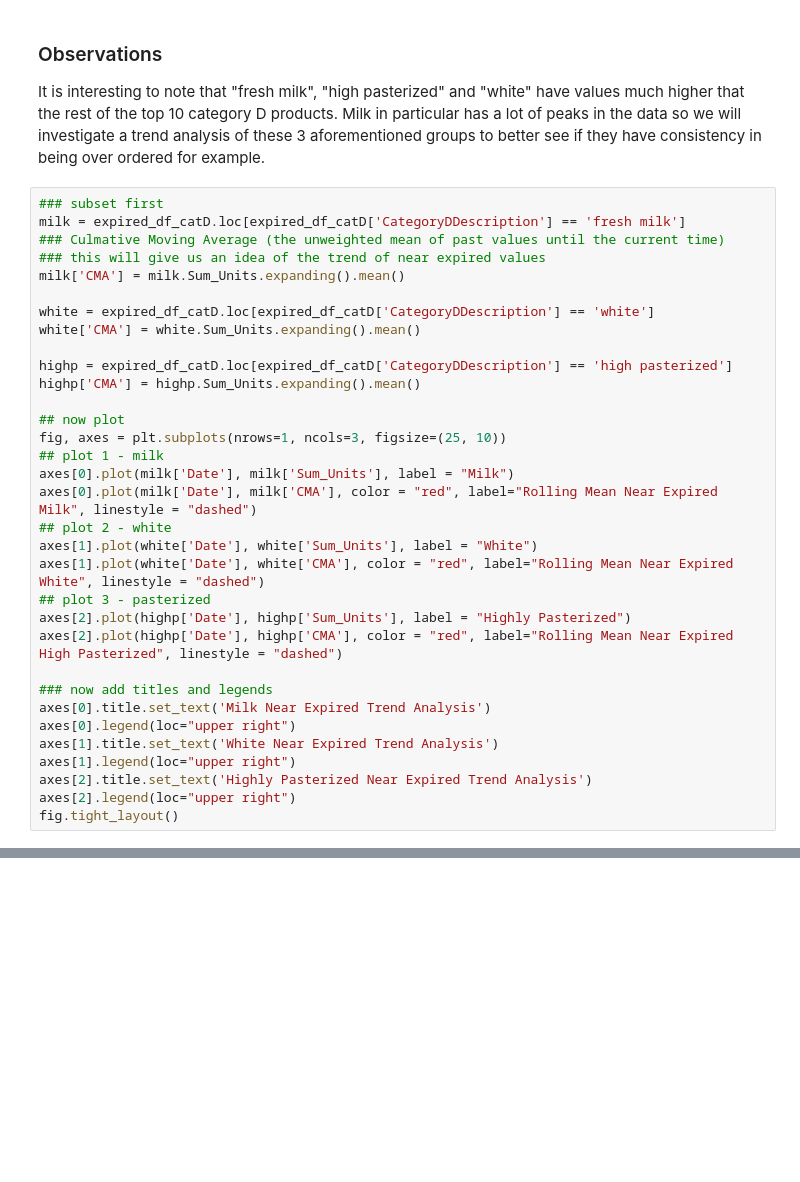
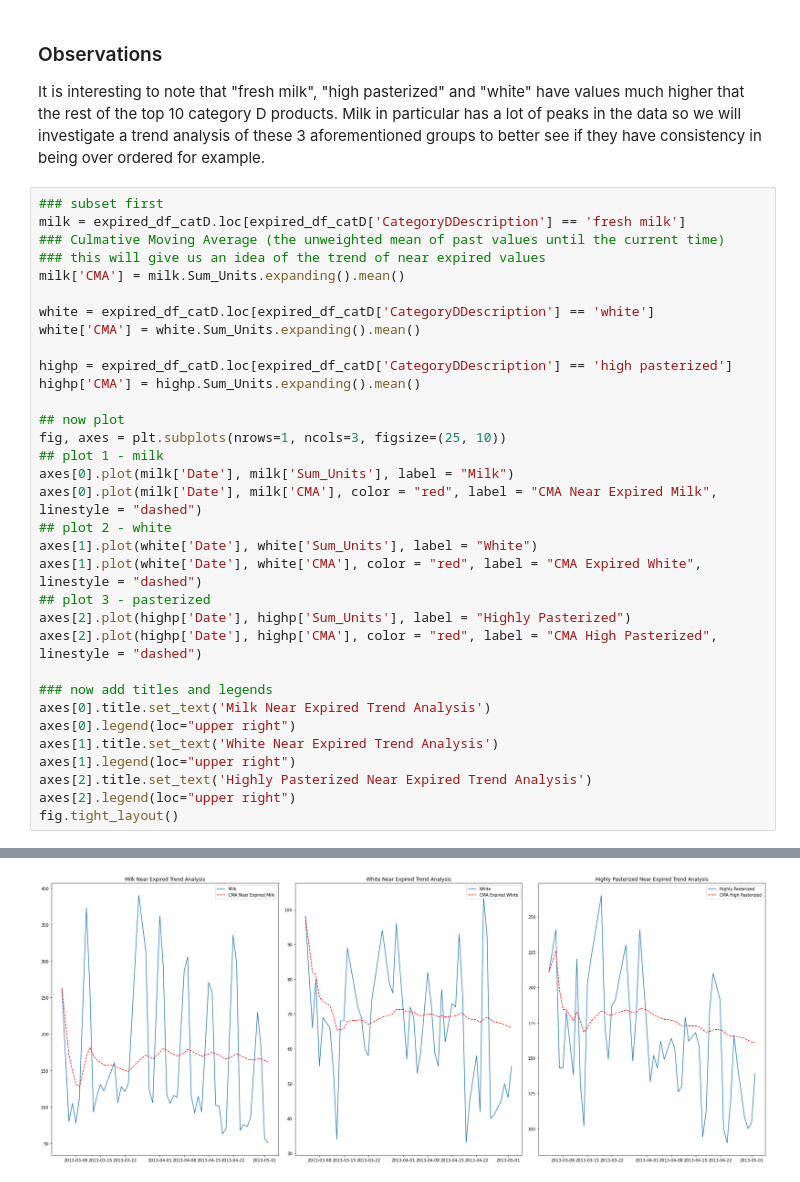
Before and after one commit to kiansweeney11/ms5106-bigdata, a Jupyter notebook: q1.ipynb, the cells around one changed output, grey strips where cells are left out. Drawn from its saved outputs; the diff is of its cells as text; blank space fills up the shorter version.

```diff
--- a/q1.ipynb
+++ b/q1.ipynb
@@ -446,35 +446,36 @@ highp['CMA'] = highp.Sum_Units.expanding().mean()
 fig, axes = plt.subplots(nrows=1, ncols=3, figsize=(25, 10))
 ## plot 1 - milk
 axes[0].plot(milk['Date'], milk['Sum_Units'], label = "Milk")
-axes[0].plot(milk['Date'], milk['CMA'], color = "red", label="Rolling Mean Near Expired Milk", linestyle = "dashed")
+axes[0].plot(milk['Date'], milk['CMA'], color = "red", label = "CMA Near Expired Milk", linestyle = "dashed")
 ## plot 2 - white
 axes[1].plot(white['Date'], white['Sum_Units'], label = "White")
-axes[1].plot(white['Date'], white['CMA'], color = "red", label="Rolling Mean Near Expired White", linestyle = "dashed")
+axes[1].plot(white['Date'], white['CMA'], color = "red", label = "CMA Expired White", linestyle = "dashed")
 ## plot 3 - pasterized
 axes[2].plot(highp['Date'], highp['Sum_Units'], label = "Highly Pasterized")
-axes[2].plot(highp['Date'], highp['CMA'], color = "red", label="Rolling Mean Near Expired High Pasterized", linestyle = "dashed")
+axes[2].plot(highp['Date'], highp['CMA'], color = "red", label = "CMA High Pasterized", linestyle = "dashed")
 
 ### now add titles and legends
 axes[0].title.set_text('Milk Near Expired Trend Analysis')
 axes[0].legend(loc="upper right")
 axes[1].title.set_text('White Near Expired Trend Analysis')
 axes[1].legend(loc="upper right")
 axes[2].title.set_text('Highly Pasterized Near Expired Trend Analysis')
 axes[2].legend(loc="upper right")
 fig.tight_layout()
 # %% [output]
 A value is trying to be set on a copy of a slice from a DataFrame.
 Try using .loc[row_indexer,col_indexer] = value instead
 
 See the caveats in the documentation: https://pandas.pydata.org/pandas-docs/stable/user_guide/indexing.html#returning-a-view-versus-a-copy
   milk['CMA'] = milk.Sum_Units.expanding().mean()
 A value is trying to be set on a copy of a slice from a DataFrame.
 Try using .loc[row_indexer,col_indexer] = value instead
 
 See the caveats in the documentation: https://pandas.pydata.org/pandas-docs/stable/user_guide/indexing.html#returning-a-view-versus-a-copy
   white['CMA'] = white.Sum_Units.expanding().mean()
 A value is trying to be set on a copy of a slice from a DataFrame.
 Try using .loc[row_indexer,col_indexer] = value instead
 
 See the caveats in the documentation: https://pandas.pydata.org/pandas-docs/stable/user_guide/indexing.html#returning-a-view-versus-a-copy
   highp['CMA'] = highp.Sum_Units.expanding().mean()
+[figure, added]
```
Also changed, not shown: parts of 1 cell of this notebook.
